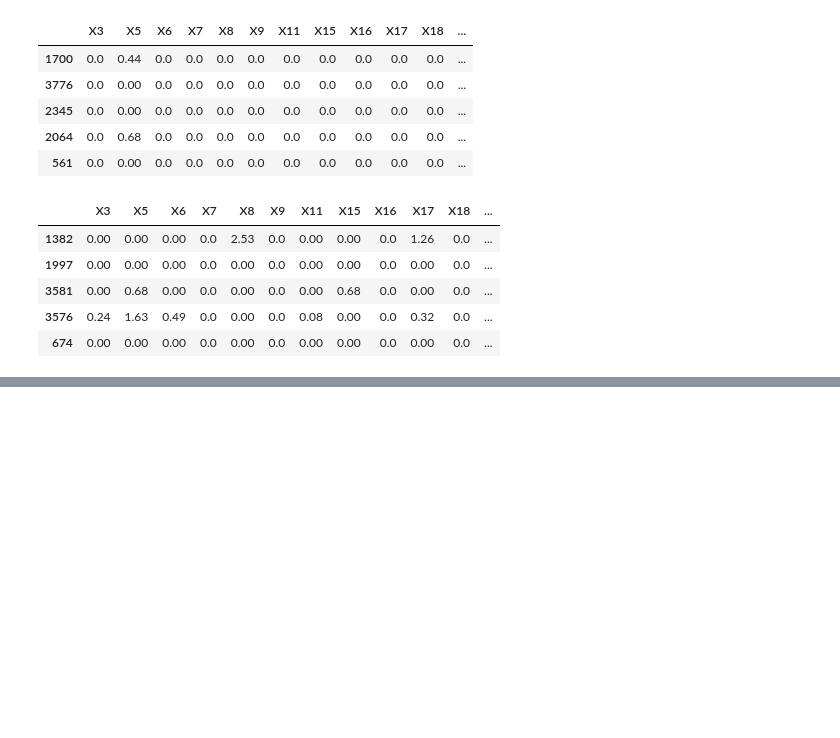
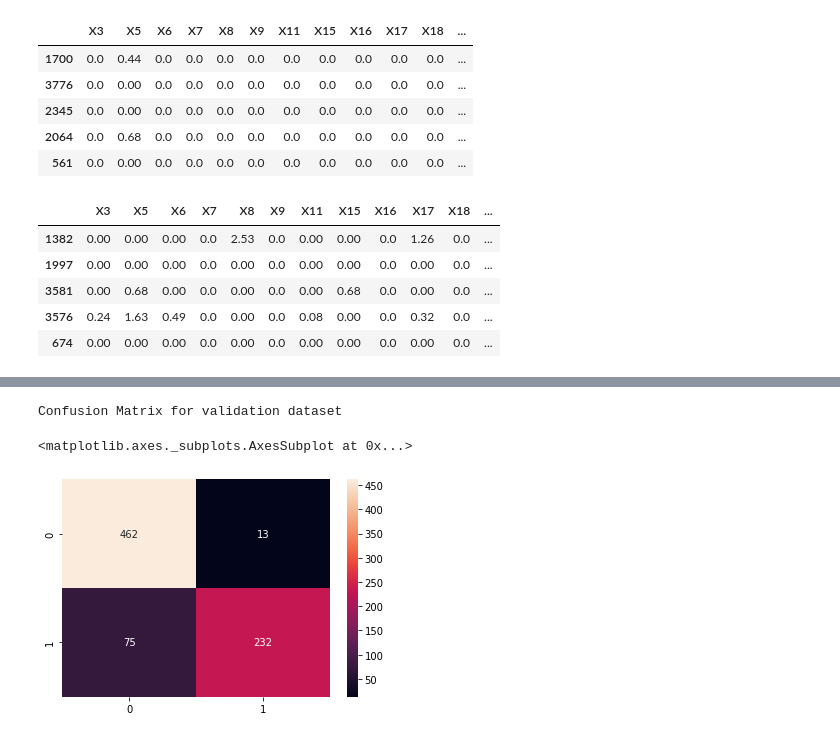
Before and after one commit to AmeerLC/Arya_Assignment, a Jupyter notebook: Arya_Dataset_ModelBuilding.ipynb, the cells around one changed output, grey strips where cells are left out. Saved outputs shown, nothing was run; the diff lists cells and outputs as text; code cells hidden in the pictures; blank space fills up the shorter version.

```diff
--- a/Arya_Dataset_ModelBuilding.ipynb
+++ b/Arya_Dataset_ModelBuilding.ipynb
@@ -118,0 +136,8 @@ x_test.head()
+# %%
+from sklearn.preprocessing import MinMaxScaler
+
+normalize = MinMaxScaler()
+
+# fit_transform training data
+x_train_norm = normalize.fit_transform(x_train)
+x_test_norm = normalize.fit_transform(x_test)
@@ -118,0 +163,22 @@ x_test.head()
+# %%
+from sklearn.metrics import roc_auc_score,confusion_matrix,log_loss, classification_report
+from sklearn.naive_bayes import MultinomialNB
+
+model = MultinomialNB()
+model.fit(x_train_norm, y_train)
+
+test_pred = model.predict(x_test_norm)
+test_proba = model.predict_proba(x_test_norm)[:, 1]
+
+train_pred = model.predict(x_train_norm)
+train_proba = model.predict_proba(x_train_norm)[:, 1]
+
+target_names = ['class 0', 'class 1']
+print("Classification Report for Validation dataset \n\n" + classification_report(test_pred, y_test, target_names=target_names))
+print("Classification Report for Train dataset \n\n" + classification_report(train_pred, y_train, target_names=target_names))
+
+print(f"ROC-AUC for validation dataset = {roc_auc_score(y_test, test_proba)}")
+print(f"ROC-AUC for Train dataset = {roc_auc_score(y_train, train_proba)}")
+
+print(f"\n\nLog loss for validation dataset = {log_loss(y_test, test_proba)}")
+print(f"Log loss for Train dataset = {log_loss(y_train, train_proba)} \n")
@@ -118,0 +203,7 @@ x_test.head()
+# %%
+print("Confusion Matrix for validation dataset \n ")
+sns.heatmap(confusion_matrix(y_test, test_pred), annot = True, fmt = 'g')
+# %% [output]
+Confusion Matrix for validation dataset
+<matplotlib.axes._subplots.AxesSubplot at 0x...>
+[figure, added]
```
Also changed, not shown: parts of 39 cells of this notebook.
